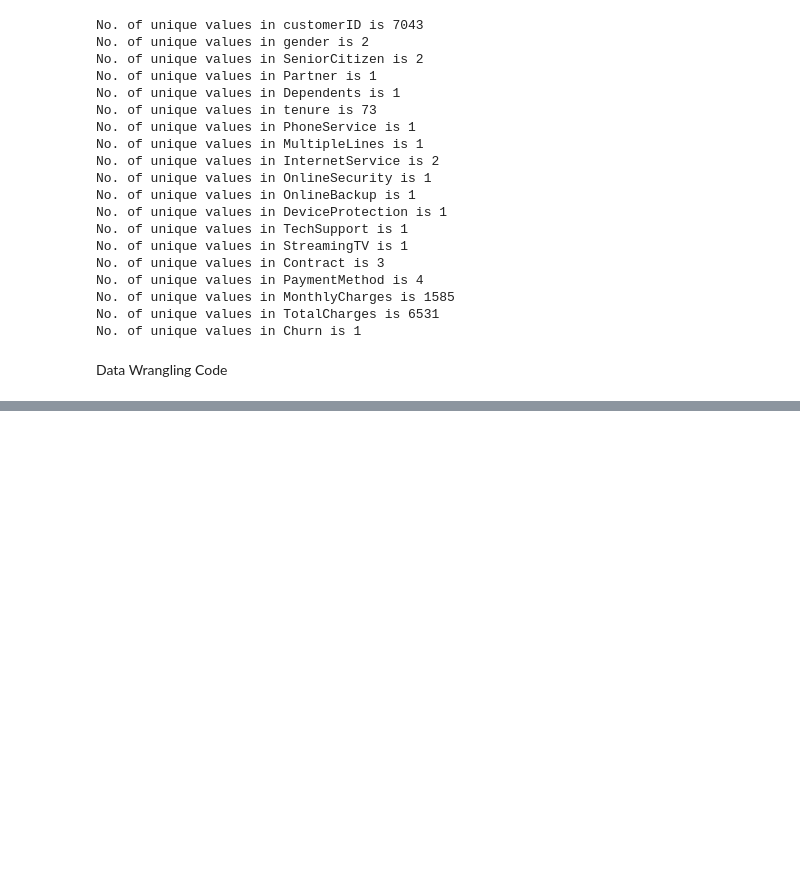
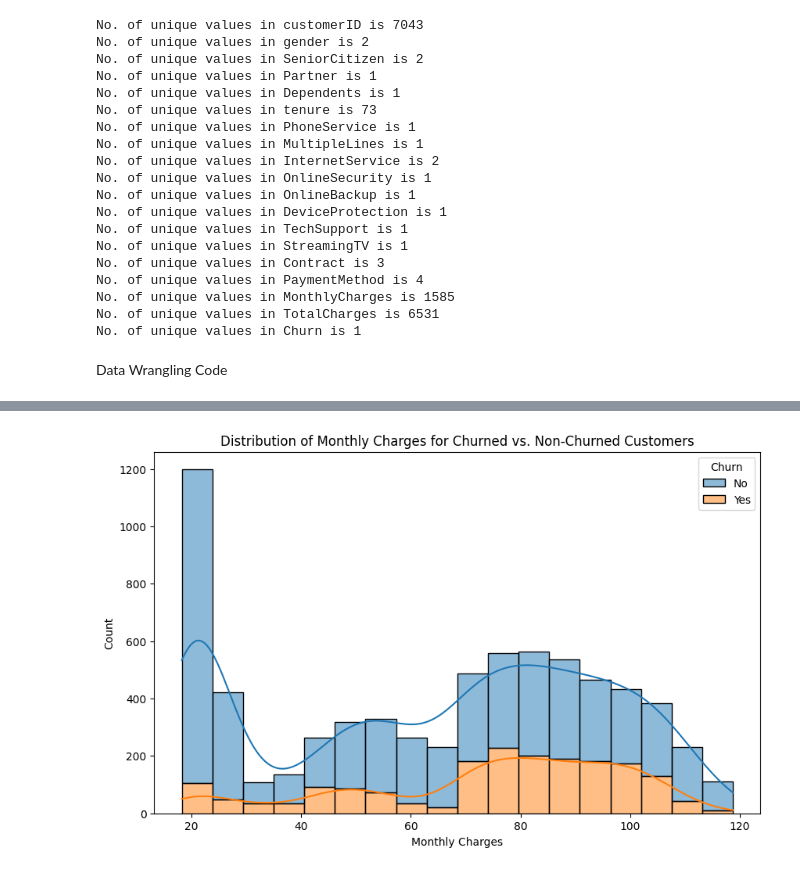
Before and after one commit to amaan-usmani/DataAnalysis_Telecom_Customer-Churn, a Jupyter notebook: project.ipynb, the cells around one changed output, grey strips where cells are left out. Drawn from its saved outputs; the diff is of its cells as text; code cells hidden in the pictures; blank space fills up the shorter version.

```diff
--- a/project.ipynb
+++ b/project.ipynb
@@ -258,0 +407,10 @@ No.of customer churning : 1869
+# %%
+# Create a histogram to compare Monthly Charges for Churned vs. Non-Churned Customers
+plt.figure(figsize=(10, 6))
+sns.histplot(data=telecom_df, x='MonthlyCharges', hue='Churn', multiple='stack', kde=True)
+plt.title('Distribution of Monthly Charges for Churned vs. Non-Churned Customers')
+plt.xlabel('Monthly Charges')
+plt.ylabel('Count')
+plt.show()
+# %% [output]
+[figure, added]
```
Also changed, not shown: parts of 21 cells of this notebook.
